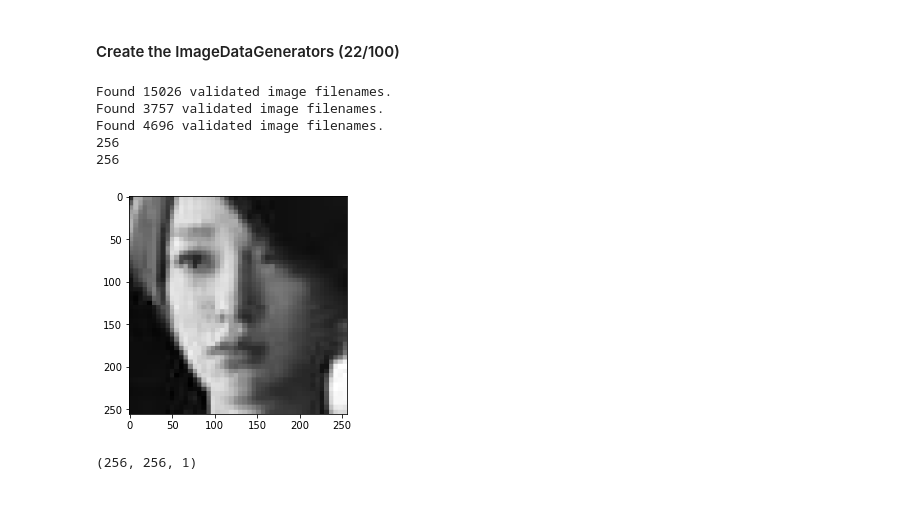
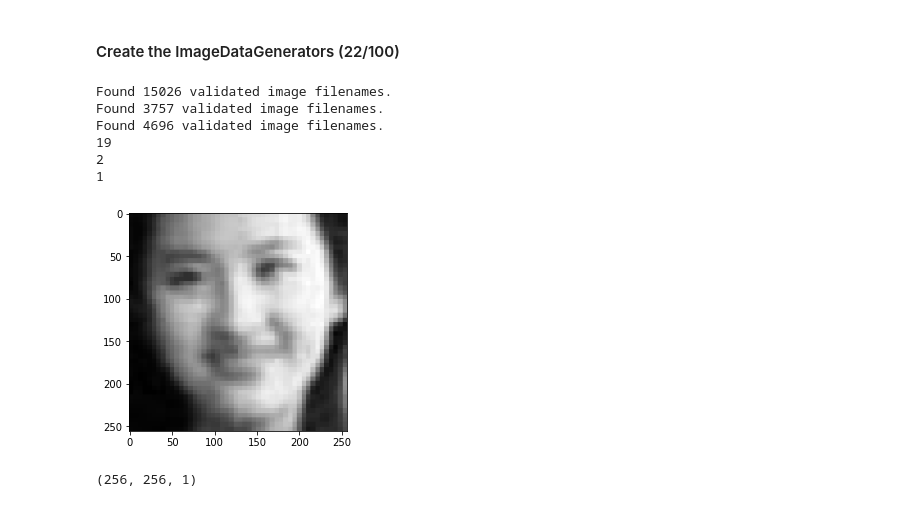
Before and after one commit to Logan-Rose/CSI-4106-Group-Work, a Jupyter notebook: assignment_2/assignment_2_students.ipynb, the cells around one changed output. Drawn from its saved outputs; the diff is of its cells as text; code cells hidden in the pictures.

```diff
--- a/assignment_2/assignment_2_students.ipynb
+++ b/assignment_2/assignment_2_students.ipynb
@@ -84,7 +99,7 @@ Name: ethnicity, dtype: float64
 # ImageDataGenerator is an iterator.
 
 # specify the batch size hyperparameter. You can experiment with different batch sizes
-batch_size = 8
+batch_size = 9
 
 # create the ImageDataGenerator with rescaling that will generate batched tensors representing images with real-time data augmentation
 # use at least two of the augmentation strategies. For example, fill_mode='nearest'
@@ -145,42 +160,43 @@ val_generator = val_img_gen.flow_from_dataframe(
   seed = SEED
 )
 
 
 # use the method "flow_from_dataframe" from the val_img_gen instance to link the test dataframe and the test data folder
 # In addition, make sure to specify the following arguments
 # class_mode='multi_output', color_mode='grayscale', shuffle=False
 # (5)
 test_img_gen = ImageDataGenerator(rescale=1./255)
 test_generator = test_img_gen.flow_from_dataframe(
   dataframe=test,
   directory='./data/images/test/',
   x_col='img_name',
   y_col=['age','ethnicity','gender'],
   class_mode='multi_output',
   color_mode='grayscale',
   batch_size=batch_size,
   shuffle=True,
   seed = SEED
 )
 
 
 # enumerate through the validation data generator created above and plot first grayscale image
 # (2)
 tmpx = enumerate(val_generator)
 for i, element in tmpx:
-
-    plt.imshow(element[0][0], cmap = 'gray')
-    print(len(element[0][0]))
-    print(len(element[0][0][0]))
-
-    break
+    if i == 8:
+      print(element[1][0][i])
+      print(element[1][1][i])
+      print(element[1][2][i])
+      plt.imshow(element[0][i], cmap = 'gray')
+      break
 # %% [output]
 Found 15026 validated image filenames.
 Found 3757 validated image filenames.
 Found 4696 validated image filenames.
-256
-256
+19
+2
+1
-[figure, old version]
+[figure, new version]
 # %%
 print(val_generator.image_shape)
 # %% [output]
```
Also changed, not shown: parts of 6 cells of this notebook, 27 other files.
